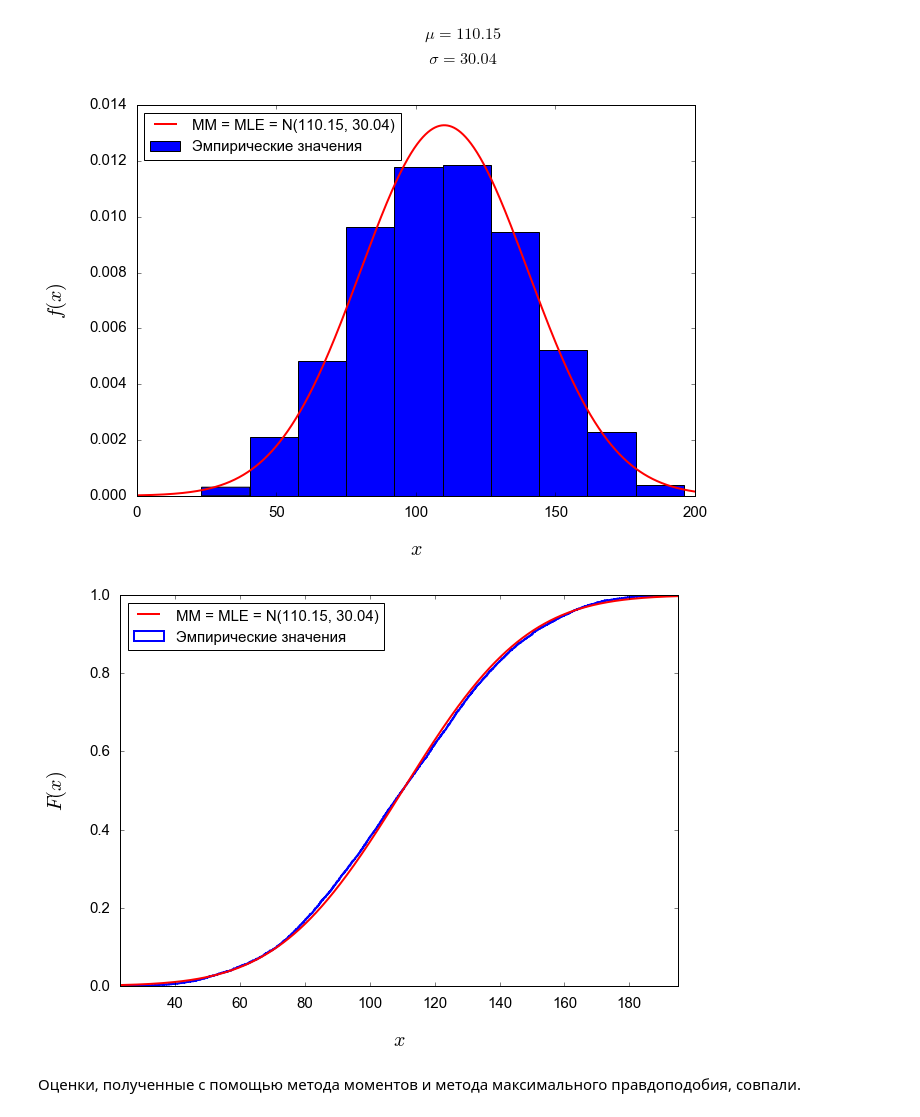
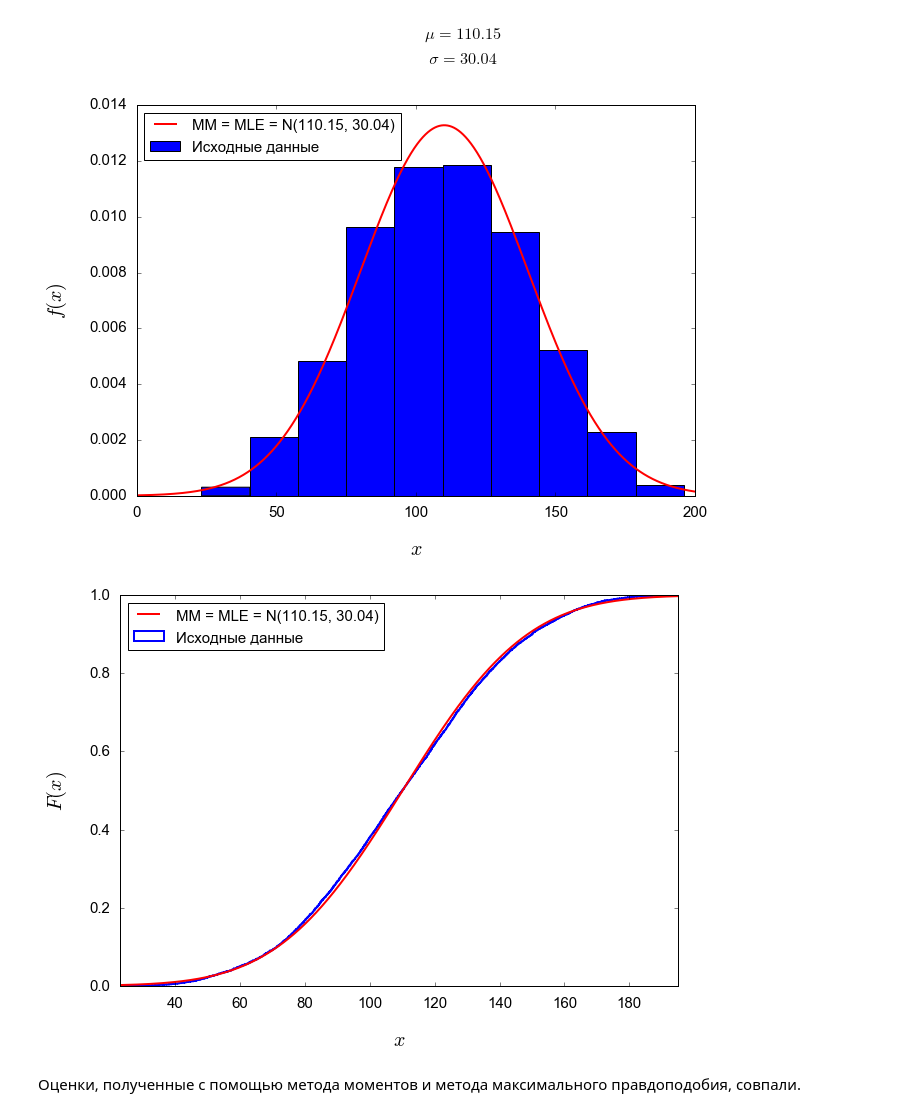
Before and after one commit to vaddya/probability-and-statistics, a Jupyter notebook: lab2/code/lab2.ipynb, the cells around one changed output. Cells and saved outputs as stored; diff of their text form; code cells hidden in the pictures.

```diff
--- a/lab2/code/lab2.ipynb
+++ b/lab2/code/lab2.ipynb
@@ -72,13 +74,12 @@ class Sample(object):
         right = (n - 1) * (s ** 2) / st.chi2.ppf((1-q)/2, n - 1)
         return (left, right)
 
-    def parametric_confidence_interval(self, confidence):
+    def parametric_confidence_interval(self, q, p): # ?
         m = self.mean()
         s = self.std()
         h = s * 1.886
         return (m - h, m + h)
 
-
     def __str__(self):
         return str(self.values)
 # %%
@@ -377,33 +378,33 @@ $$ \sigma = 30.04 $$
 #### Метод максимального праводоподобия
 # %%
 loc, scale = st.norm.fit(x)
-xes = np.linspace(0, 200, num)
 
-norm_mu = loc
-norm_sigma = scale
+norm_mu_mle = loc
+norm_sigma_mle = scale
 # %% [markdown]
 $$ \mu = 110.15 $$
 $$ \sigma = 30.04 $$
 # %%
-norm_pdf = st.norm.pdf(xes, loc=norm_mu, scale=norm_sigma)
+xes = np.linspace(0, 200, num)
+norm_pdf = st.norm.pdf(xes, loc=norm_mu_mle, scale=norm_sigma_mle)
 
 plt.figure(figsize=(10, 7))
-plt.hist(s.values, normed=True, label='Эмпирические значения')
-plt.plot(xes, norm_pdf, label='MM = MLE = N({0:.2f}, {1:.2f})'.format(norm_mu, norm_sigma), color='r', linewidth=2)
+plt.hist(s.values, normed=True, label='Исходные данные')
+plt.plot(xes, norm_pdf, label='MM = MLE = N({0:.2f}, {1:.2f})'.format(norm_mu_mle, norm_sigma_mle), color='r', linewidth=2)
 plt.legend(loc='upper left', fontsize=15)
 plt.xlabel('$x$', fontsize=20, labelpad=20)
 plt.ylabel('$f(x)$', fontsize=20, labelpad=20)
 plt.tick_params(labelsize=15, pad=10)
 plt.savefig('./../pics/dist_norm.png')
 plt.show()
 # %% [output]
-[figure, old version]
+[figure, new version]
 # %%
-norm_cdf = st.norm.cdf(xes, loc=norm_mu, scale=norm_sigma)
+norm_cdf = st.norm.cdf(xes, loc=norm_mu_mle, scale=norm_sigma_mle)
 
 plt.figure(figsize=(10, 7))
-plt.hist(x, num, normed=1, histtype='step', cumulative=True, label='Эмпирические значения', color='b', linewidth=2)
-plt.plot(xes, norm_cdf, label='MM = MLE = N({0:.2f}, {1:.2f})'.format(norm_mu, norm_sigma), color='r', linewidth=2)
+plt.hist(x, num, normed=1, histtype='step', cumulative=True, label='Исходные данные', color='b', linewidth=2)
+plt.plot(xes, norm_cdf, label='MM = MLE = N({0:.2f}, {1:.2f})'.format(norm_mu_mle, norm_sigma_mle), color='r', linewidth=2)
 plt.legend(loc='upper left', fontsize=15)
 plt.xlim([min(x), max(x)-1])
 plt.xlabel('$x$', fontsize=20, labelpad=20)
@@ -412,7 +413,7 @@ plt.tick_params(labelsize=15, pad=10)
 plt.savefig('./../pics/dist_cum_norm.png')
 plt.show()
 # %% [output]
-[figure, old version]
+[figure, new version]
 # %% [markdown]
 Оценки, полученные с помощью метода моментов и метода максимального правдоподобия, совпали.
 # %% [markdown]
```
Also changed, not shown: parts of 25 cells of this notebook, 25 other files.
